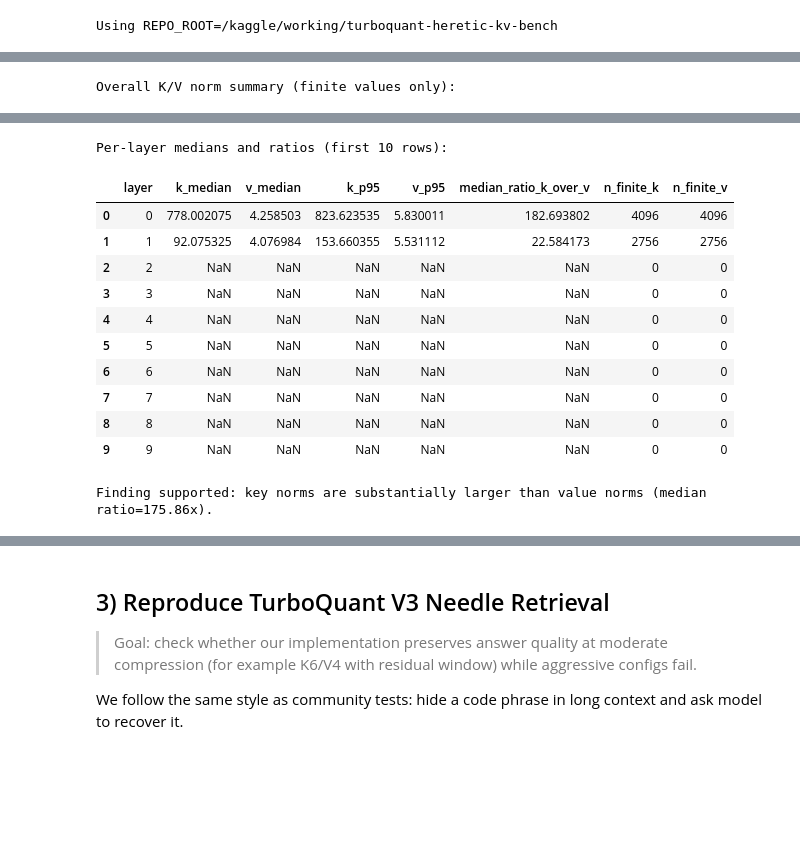
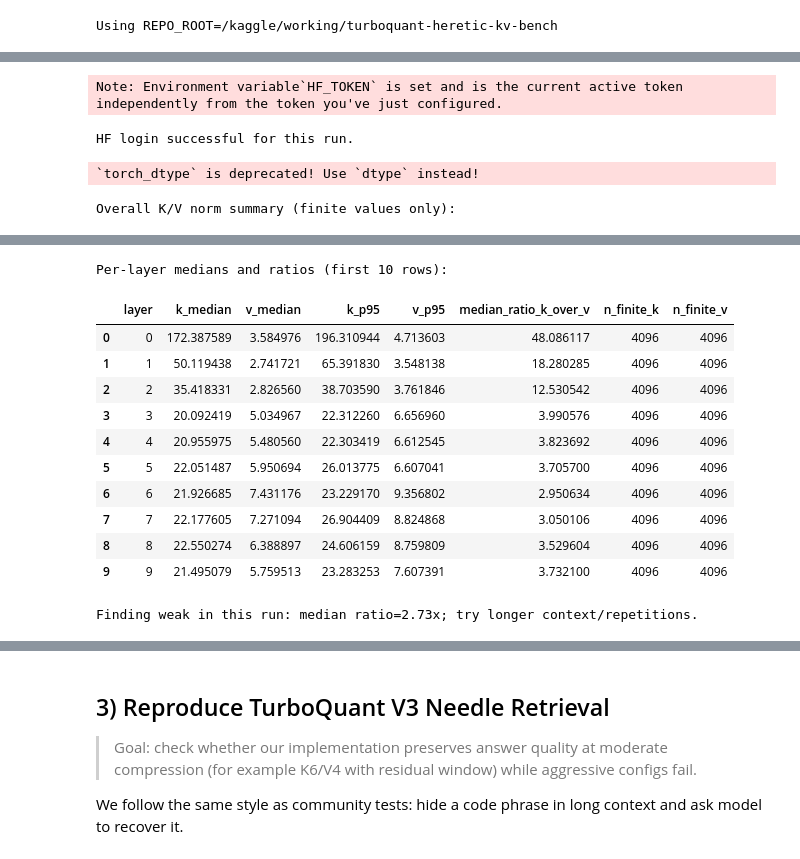
Before and after one commit to aaliyan1230/turboquant-heretic-kv-bench, a Jupyter notebook: notebooks/turboquant_heretic_eval.ipynb, the cells around one changed output, grey strips where cells are left out. Saved outputs shown, nothing was run; the diff lists cells and outputs as text; code cells hidden in the pictures; blank space fills up the shorter version.

Commit message:
Refactor TurboQuant cache update path

```diff
--- a/notebooks/turboquant_heretic_eval.ipynb
+++ b/notebooks/turboquant_heretic_eval.ipynb
@@ -134,3 +118,53 @@ HF login successful.
+# %%
+import os
+import getpass
+
+from huggingface_hub import get_token, login
+
+def ensure_hf_token(force_prompt: bool = False) -> str:
+    env_keys = ('HF_TOKEN', 'HUGGING_FACE_HUB_TOKEN', 'HUGGINGFACEHUB_API_TOKEN')
+
+    if not force_prompt:
+        for key in env_keys:
+            token = os.environ.get(key, '').strip()
+            if token:
+                login_kwargs = {'token': token, 'add_to_git_credential': False}
+                try:
+                    login(**login_kwargs, new_session=False)
+                except TypeError:
+                    login(**login_kwargs)
+                print(f'Using existing {key} from environment.')
+                return token
+
+        cached_token = (get_token() or '').strip()
+        if cached_token:
+            for key in env_keys:
+                os.environ[key] = cached_token
+            print('Using existing Hugging Face login state.')
+            return cached_token
+
+    for key in env_keys:
+        os.environ.pop(key, None)
+
+    token = getpass.getpass('Enter HF_TOKEN for this run (required for gated or rate-limited downloads): ').strip()
+    if not token:
+        raise ValueError('HF_TOKEN is required for this notebook run. Re-run the cell and enter a token.')
+
+    for key in env_keys:
+        os.environ[key] = token
+
+    try:
+        login(token=token, add_to_git_credential=False, new_session=True)
+    except TypeError:
+        login(token=token, add_to_git_credential=False)
+
+    print('HF login successful for this run.')
+    return token
+
+_ = ensure_hf_token(force_prompt=False)
+# %% [output]
+Note: Environment variable`HF_TOKEN` is set and is the current active token independently from the token you've just configured.
+HF login successful for this run.
 # %%
 import gc
 import torch
@@ -140,7 +174,7 @@ from transformers import AutoModelForCausalLM, AutoTokenizer, BitsAndBytesConfig
 
 from tqhk.prompting import build_long_context_prompt
 
-MODEL_NAME = 'Qwen/Qwen2.5-1.5B-Instruct'
+MODEL_NAME = 'Qwen/Qwen2.5-3B-Instruct'
 DEVICE = 'cuda'
 TARGET_CTX_TOKENS = 2048
 
@@ -271,5 +305,6 @@ gc.collect()
 if torch.cuda.is_available():
     torch.cuda.empty_cache()
 # %% [output]
-Overall K/V norm summary (finite values only):
+`torch_dtype` is deprecated! Use `dtype` instead!
+Overall K/V norm summary (finite values only):
 |  | k_min | k_median | k_p95 | k_max | v_min | v_median | v_p95 | v_max | median_ratio_k_over_v | ... |
@@ -277,16 +312,16 @@ Overall K/V norm summary (finite values only):
-Per-layer medians and ratios (first 10 rows):
+Per-layer medians and ratios (first 10 rows):
 |  | layer | k_median | v_median | k_p95 | v_p95 | median_ratio_k_over_v | n_finite_k | n_finite_v |
-| 0 | 0 | 778.002075 | 4.258503 | 823.623535 | 5.830011 | 182.693802 | 4096 | 4096 |
-| 1 | 1 | 92.075325 | 4.076984 | 153.660355 | 5.531112 | 22.584173 | 2756 | 2756 |
-| 2 | 2 | NaN | NaN | NaN | NaN | NaN | 0 | 0 |
-| 3 | 3 | NaN | NaN | NaN | NaN | NaN | 0 | 0 |
-| 4 | 4 | NaN | NaN | NaN | NaN | NaN | 0 | 0 |
-| 5 | 5 | NaN | NaN | NaN | NaN | NaN | 0 | 0 |
-| 6 | 6 | NaN | NaN | NaN | NaN | NaN | 0 | 0 |
-| 7 | 7 | NaN | NaN | NaN | NaN | NaN | 0 | 0 |
-| 8 | 8 | NaN | NaN | NaN | NaN | NaN | 0 | 0 |
-| 9 | 9 | NaN | NaN | NaN | NaN | NaN | 0 | 0 |
+| 0 | 0 | 172.387589 | 3.584976 | 196.310944 | 4.713603 | 48.086117 | 4096 | 4096 |
+| 1 | 1 | 50.119438 | 2.741721 | 65.391830 | 3.548138 | 18.280285 | 4096 | 4096 |
+| 2 | 2 | 35.418331 | 2.826560 | 38.703590 | 3.761846 | 12.530542 | 4096 | 4096 |
+| 3 | 3 | 20.092419 | 5.034967 | 22.312260 | 6.656960 | 3.990576 | 4096 | 4096 |
+| 4 | 4 | 20.955975 | 5.480560 | 22.303419 | 6.612545 | 3.823692 | 4096 | 4096 |
+| 5 | 5 | 22.051487 | 5.950694 | 26.013775 | 6.607041 | 3.705700 | 4096 | 4096 |
+| 6 | 6 | 21.926685 | 7.431176 | 23.229170 | 9.356802 | 2.950634 | 4096 | 4096 |
+| 7 | 7 | 22.177605 | 7.271094 | 26.904409 | 8.824868 | 3.050106 | 4096 | 4096 |
+| 8 | 8 | 22.550274 | 6.388897 | 24.606159 | 8.759809 | 3.529604 | 4096 | 4096 |
+| 9 | 9 | 21.495079 | 5.759513 | 23.283253 | 7.607391 | 3.732100 | 4096 | 4096 |
-Finding supported: key norms are substantially larger than value norms (median ratio=175.86x).
+Finding weak in this run: median ratio=2.73x; try longer context/repetitions.
 # %%
 import gc
 import time
```
Also changed, not shown: parts of 10 cells of this notebook, 1 other file.
